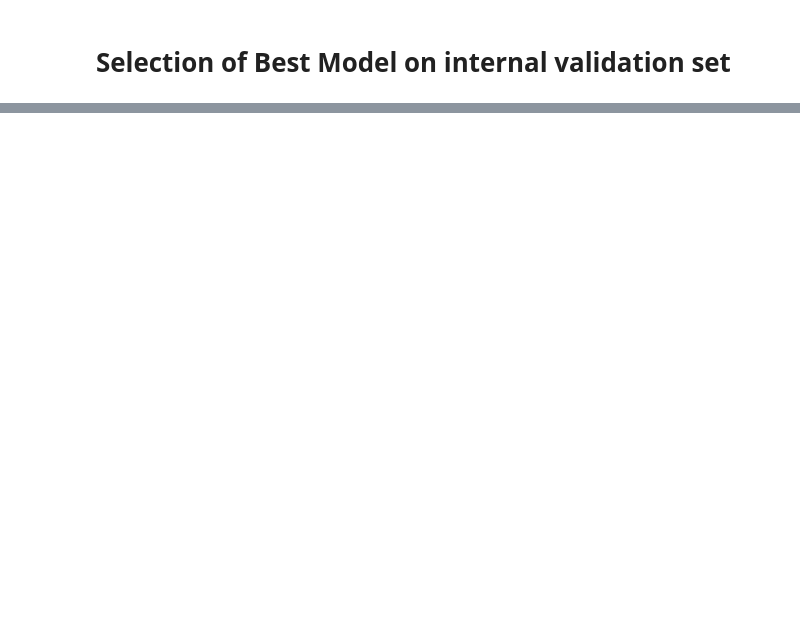
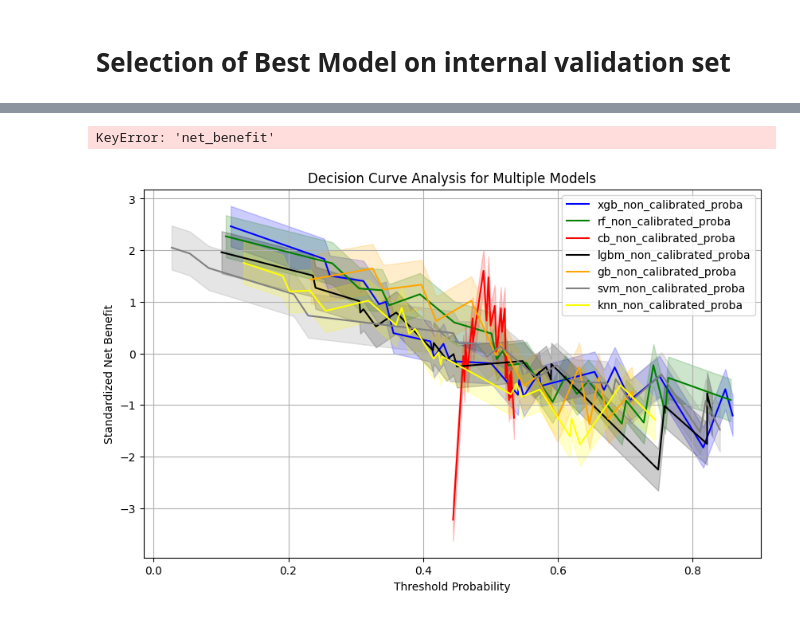
Before and after one commit to MedPyLabs/DIBH2024GB, a Jupyter notebook: results/int_val_data/Selecting_best_model.ipynb, the cells around one changed output, grey strips where cells are left out. Saved outputs shown, nothing was run; the diff lists cells and outputs as text; code cells hidden in the pictures; blank space fills up the shorter version.

Commit message:
model selection on internal validation set

```diff
--- a/results/int_val_data/Selecting_best_model.ipynb
+++ b/results/int_val_data/Selecting_best_model.ipynb
@@ -69,2 +76,10 @@ def calculate_net_benefit(fpr, tpr, thresholds, prevalence):
 # %%
-result_df.columns
+# Calculate prevalence
+prevalence = y_true.mean()
+
+# Recalculate net benefit for each model including the random guess model
+for model in decision_curve_data:
+    fpr = decision_curve_data[model]['fpr']
+    tpr = decision_curve_data[model]['tpr']
+    thresholds = decision_curve_data[model]['thresholds']
+    decision_curve_data[model]['net_benefit'] = calculate_net_benefit(fpr, tpr, thresholds, prevalence)
@@ -118,0 +106,42 @@ Index(['true_labels', 'xgb_non_calibrated_proba', 'cb_non_calibrated_proba',
+# %%
+# Function to standardize the net benefit
+def standardize_net_benefit(net_benefit):
+    mean = np.nanmean(net_benefit)
+    std = np.nanstd(net_benefit)
+    return (net_benefit - mean) / std
+
+# Standardize net benefit for each model
+for model in decision_curve_data:
+    decision_curve_data[model]['standardized_net_benefit'] = standardize_net_benefit(decision_curve_data[model]['net_benefit'])
+# %% [output]
+KeyError: 'net_benefit'
+# %%
+# Models to plot
+models = ['xgb_non_calibrated_proba', 'rf_non_calibrated_proba',
+          'cb_non_calibrated_proba','lgbm_non_calibrated_proba',
+          'gb_non_calibrated_proba','svm_non_calibrated_proba','knn_non_calibrated_proba']
+colors = ['blue', 'green', 'red', 'black', 'orange', 'grey', 'yellow', 'purple', 'violet']
+
+plt.figure(figsize=(10, 6))
+
+# Plot each model with its respective color
+for model, color in zip(models, colors):
+    standardized_net_benefits = decision_curve_data[model]['standardized_net_benefit']
+    valid_thresholds = decision_curve_data[model]['thresholds'][~np.isnan(standardized_net_benefits)]
+    valid_standardized_net_benefits = np.array(standardized_net_benefits)[~np.isnan(standardized_net_benefits)]
+
+    plt.plot(valid_thresholds, valid_standardized_net_benefits, label=model, color=color)
+
+    # Calculate and plot 95% CI
+    ci = calculate_confidence_interval(valid_standardized_net_benefits)
+    plt.fill_between(valid_thresholds, valid_standardized_net_benefits - ci, valid_standardized_net_benefits + ci, color=color, alpha=0.2)
+
+# Plot configuration
+plt.xlabel('Threshold Probability')
+plt.ylabel('Standardized Net Benefit')
+plt.title('Decision Curve Analysis for Multiple Models')
+plt.legend()
+plt.grid(True)
+plt.show()
+# %% [output]
+[figure, added]
```
Also changed, not shown: parts of 9 cells of this notebook.
